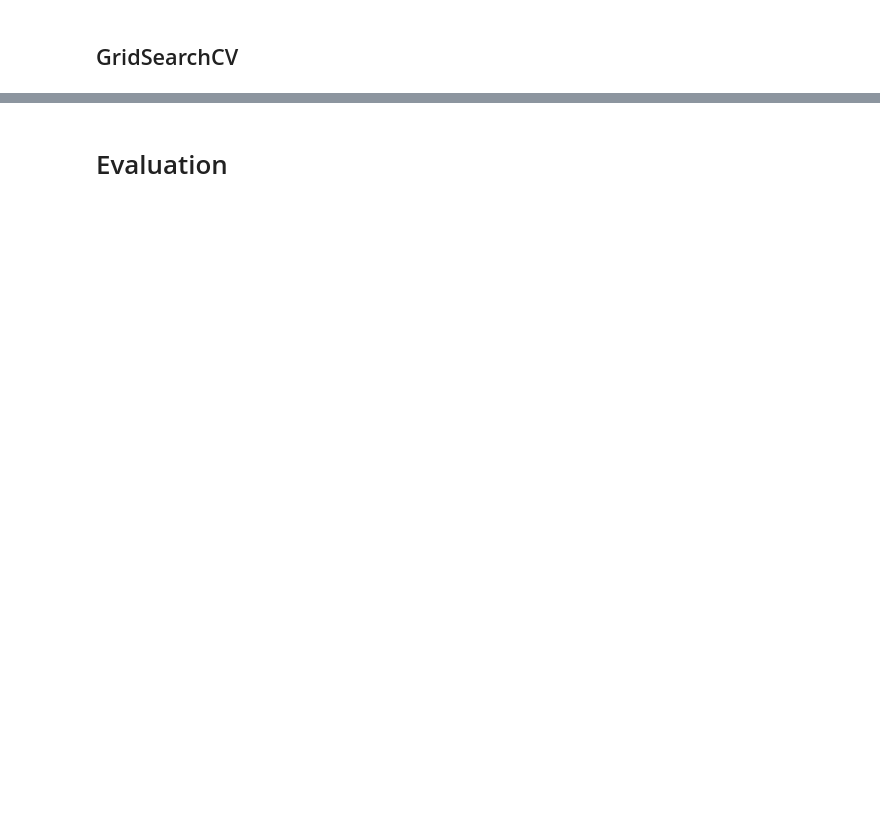
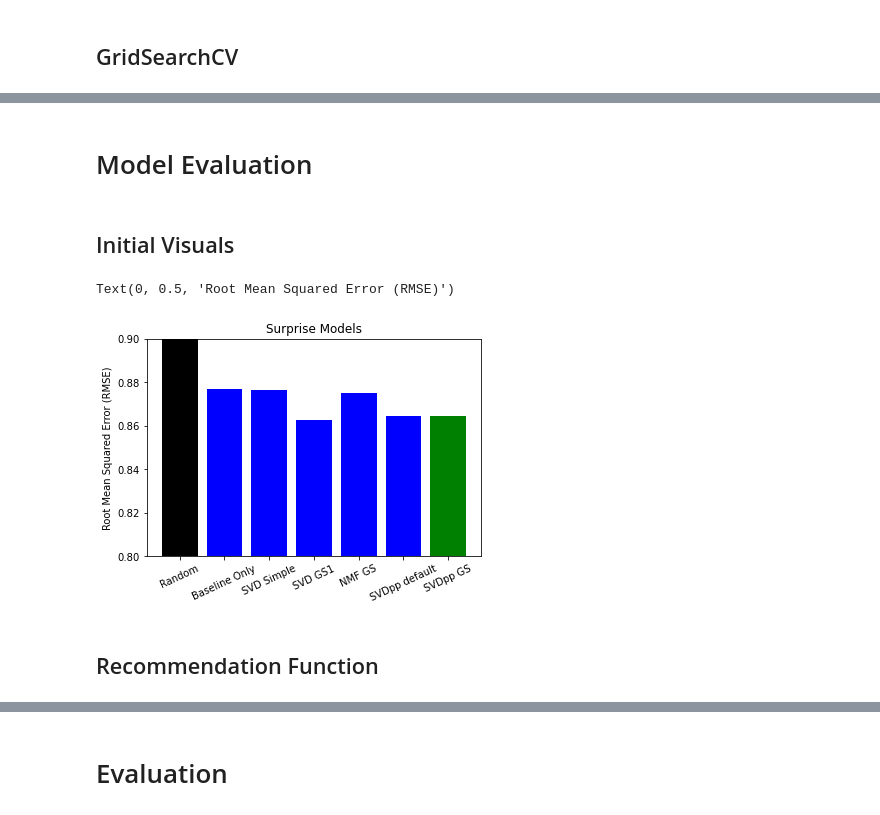
Before and after one commit to mccafj/MovieLens-Recommendation-System, a Jupyter notebook: jons_notebook.ipynb, the cells around one changed output, grey strips where cells are left out. Saved outputs shown, nothing was run; the diff lists cells and outputs as text; code cells hidden in the pictures; blank space fills up the shorter version.

Commit message:
updated notebook with surprise, svd, svd++ models

```diff
--- a/jons_notebook.ipynb
+++ b/jons_notebook.ipynb
@@ -392,0 +474,8 @@ svd_gs_model.best_params['rmse']
+# %%
+# from Daniel
+
+# Instantiate - fit on trainset - score the model on testset
+nmf_model = NMF(n_factors=1, n_epochs=50, random_state=24, biased=True)
+nmf_model.fit(trainset)
+predictions = nmf_model.test(testset)
+nmf_gs = accuracy.rmse(predictions)
@@ -392,0 +502,9 @@ svd_gs_model.best_params['rmse']
+# %%
+# instantiating default SVDpp
+
+svdpp_default_model = SVDpp()
+
+# Fit and return RMSE
+svdpp_default_model.fit(trainset)
+predictions = svdpp_default_model.test(testset)
+svdpp_default = accuracy.rmse(predictions)
@@ -392,0 +549,6 @@ svd_gs_model.best_params['rmse']
+# %%
+# Instantiate - fit on trainset - score the model on testset
+svdpp_model = SVDpp(n_factors=5, n_epochs=25, random_state=24, reg_all=0.05)
+svdpp_model.fit(trainset)
+predictions = svdpp_model.test(testset)
+svdpp_gs = accuracy.rmse(predictions)
@@ -393,3 +569,24 @@ svd_gs_model.best_params['rmse']
+# %% [markdown]
+# Model Evaluation
+# %% [markdown]
+## Initial Visuals
+# %%
+X = ['Random', 'Baseline Only', 'SVD Simple', 'SVD GS1', 'NMF GS', 'SVDpp default', 'SVDpp GS']
+y = [baseline_normal, baseline_only, svd_simple, svd_gs1, nmf_gs, svdpp_default, svdpp_gs]
+# %%
+fig, ax = plt.subplots()
+plt.bar(X, y, color=['black', 'blue', 'blue', 'blue', 'blue', 'blue', 'green'])
+plt.xticks(rotation=25)
+plt.ylim(0.8, .9)
+plt.grid(False)
+ax.set_title("Surprise Models")
+plt.ylabel('Root Mean Squared Error (RMSE)')
+# plt.savefig('Images/Model_bar.png', dpi=300, bbox_inches='tight');
+# %% [output]
+Text(0, 0.5, 'Root Mean Squared Error (RMSE)')
+[figure, added]
+# %% [markdown]
+## Recommendation Function
 # %%
 # towards Data Science blog
 
```
Also changed, not shown: parts of 31 cells of this notebook.
